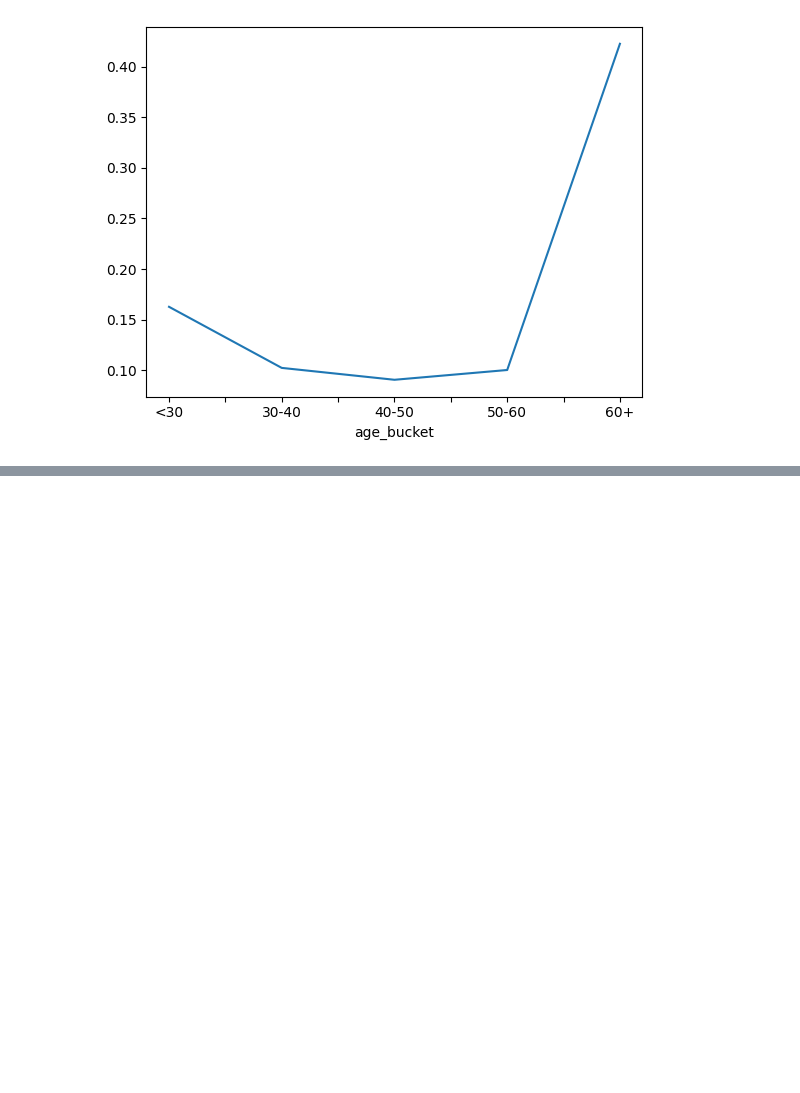
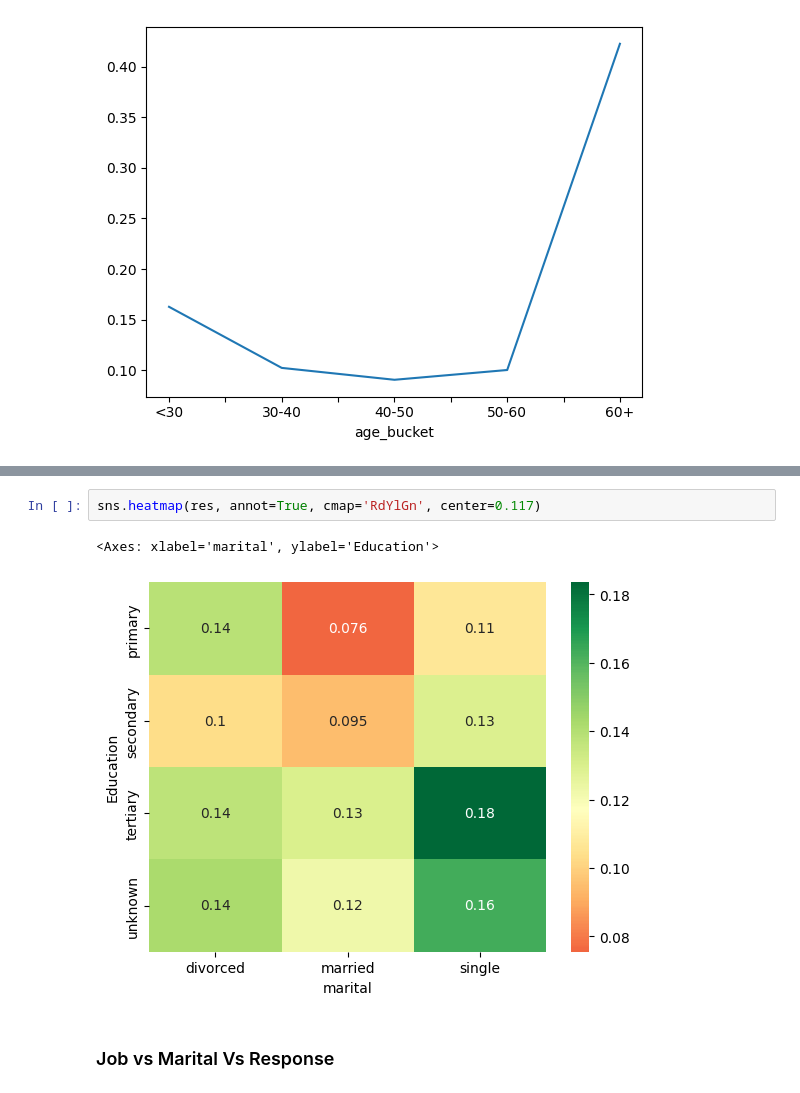
Before and after one commit to Rushank14/Python-Notebooks, a Jupyter notebook: notebooks/EDA.ipynb, the cells around one changed output, grey strips where cells are left out. Saved outputs shown, nothing was run; the diff lists cells and outputs as text; blank space fills up the shorter version.

```diff
--- a/notebooks/EDA.ipynb
+++ b/notebooks/EDA.ipynb
@@ -922,0 +945,7 @@ plt.show()
+# %%
+sns.heatmap(res, annot=True, cmap='RdYlGn', center=0.117)
+# %% [output]
+<Axes: xlabel='marital', ylabel='Education'>
+[figure, added]
+# %% [markdown]
+### Job vs Marital Vs Response
```
Also changed, not shown: parts of 16 cells of this notebook, 3 other files.
